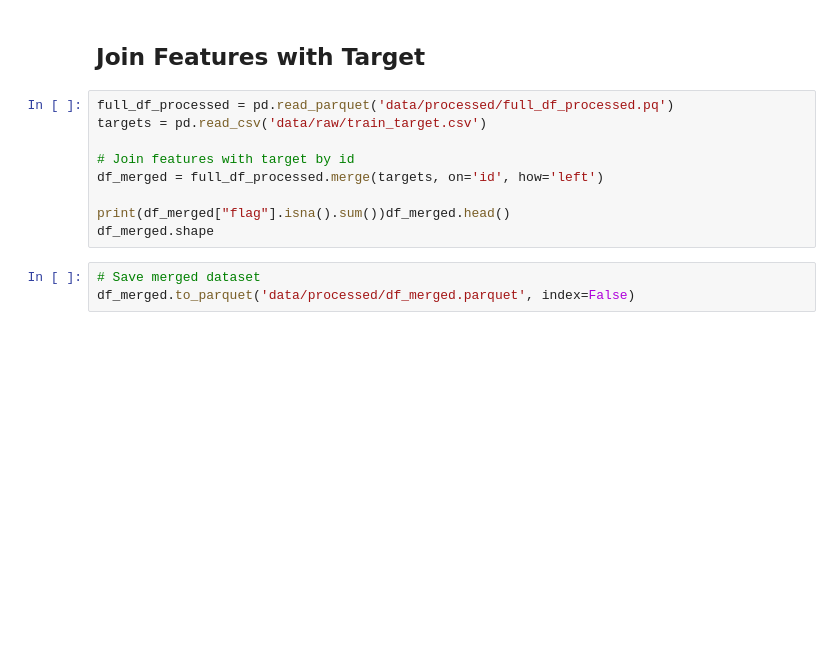
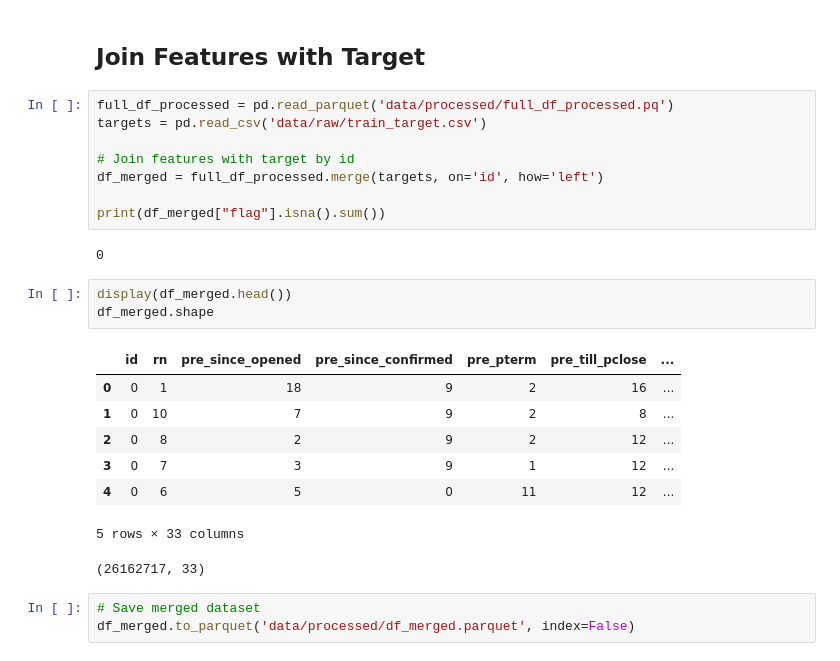
Before and after one commit to IS-Fedorov/credit-scoring-api, a Jupyter notebook: notebook/credit_scoring_project.ipynb, the cells around one changed output. Saved outputs shown, nothing was run; the diff lists cells and outputs as text; blank space fills up the shorter version.

```diff
--- a/notebook/credit_scoring_project.ipynb
+++ b/notebook/credit_scoring_project.ipynb
@@ -212,8 +214,21 @@ targets = pd.read_csv('data/raw/train_target.csv')
 # Join features with target by id
 df_merged = full_df_processed.merge(targets, on='id', how='left')
 
-print(df_merged["flag"].isna().sum())df_merged.head()
-df_merged.shape
+print(df_merged["flag"].isna().sum())
+# %% [output]
+0
+# %%
+display(df_merged.head())
+df_merged.shape
+# %% [output]
+|  | id | rn | pre_since_opened | pre_since_confirmed | pre_pterm | pre_till_pclose | ... |
+| 0 | 0 | 1 | 18 | 9 | 2 | 16 | ... |
+| 1 | 0 | 10 | 7 | 9 | 2 | 8 | ... |
+| 2 | 0 | 8 | 2 | 9 | 2 | 12 | ... |
+| 3 | 0 | 7 | 3 | 9 | 1 | 12 | ... |
+| 4 | 0 | 6 | 5 | 0 | 11 | 12 | ... |
+5 rows × 33 columns
+(26162717, 33)
 # %%
 # Save merged dataset
 df_merged.to_parquet('data/processed/df_merged.parquet', index=False)
```
Also changed, not shown: parts of 33 cells of this notebook, 6 other files.
